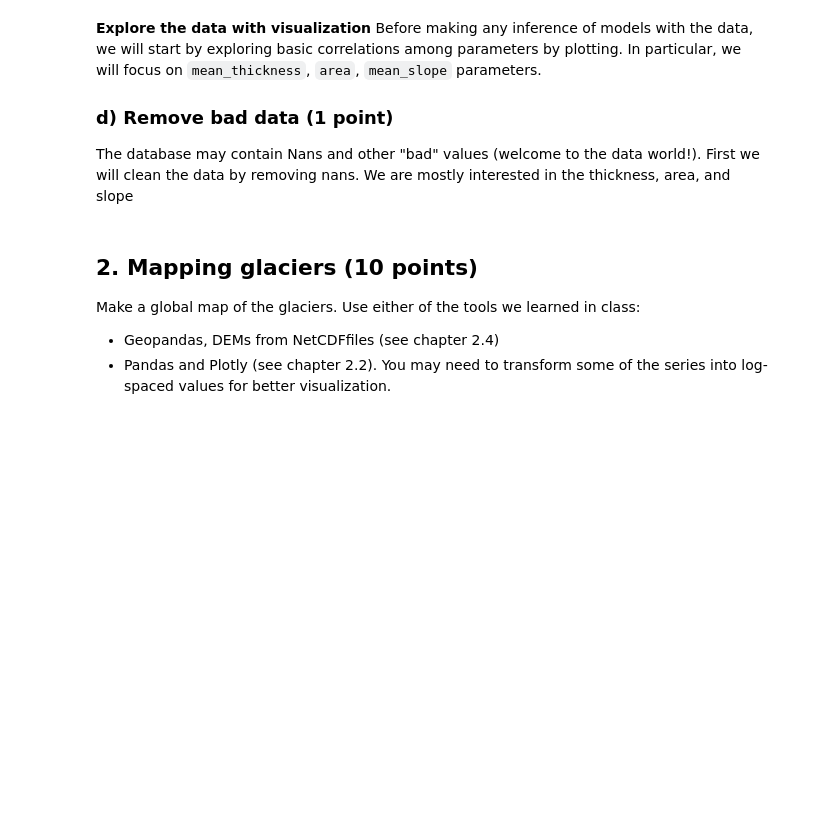
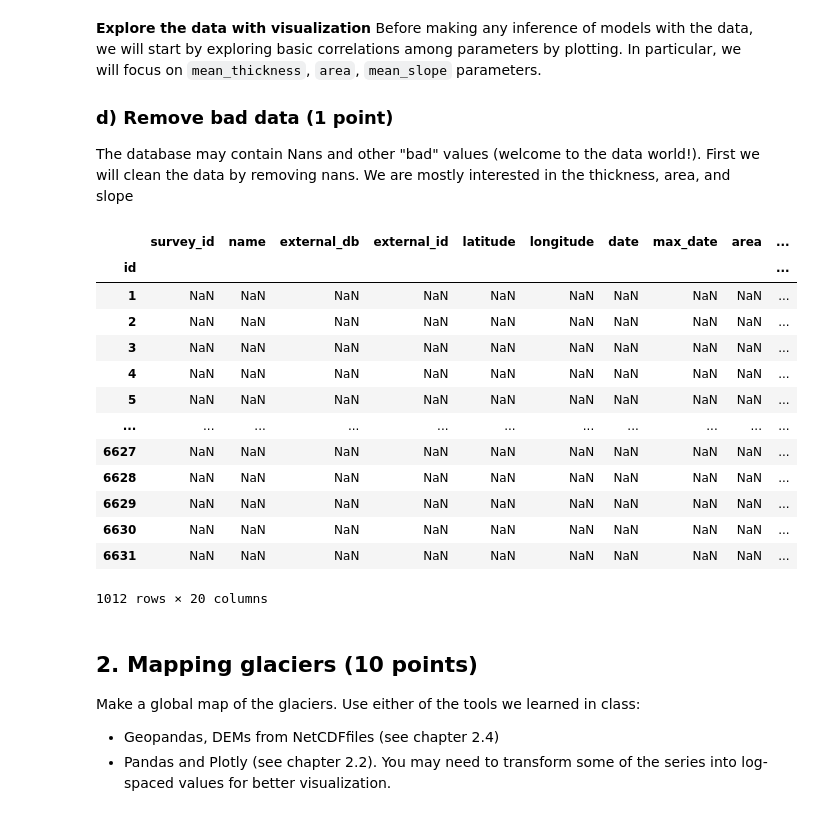
Before and after one commit to UW-ESS-DS/MLGeo-2023-Stevens-NT, a Jupyter notebook: homework/homework_3.ipynb, the cells around one changed output. Drawn from its saved outputs; the diff is of its cells as text; code cells hidden in the pictures; blank space fills up the shorter version.

```diff
--- a/homework/homework_3.ipynb
+++ b/homework/homework_3.ipynb
@@ -39,11 +33,11 @@ import netCDF4 as cdf
 Read the glacier data from the file ``glathida/data/glacier.csv`` into a pandas data frame, and decribe briefly the dataframe content and its first few lines.
 # %%
 # solution
-t_path = "glathida/data/glacier.csv"
+t_path = "HW3_Data/glathida/data/glacier.csv"
 df_glacier = pd.read_csv(t_path,index_col=[0])
 
 # print(df_glacier)
 print('Columns of glacier.csv are:')
-# Use inline to iterate across sorted column values
-[print(x) for x in df_glacier.columns.sort_values()]
+# Use inline to iterate across alphabetically sorted column values
+[print(x) for x in df_glacier.columns.sort_values()];
 # %% [output]
@@ -93,7 +67,22 @@ Before making any inference of models with the data, we will start by exploring
 The database may contain Nans and other "bad" values (welcome to the data world!). First we will clean the data by removing nans. We are mostly interested in the thickness, area, and slope
 # %%
 #answer below
-NaN_IND = df_glacier[['max_thickness','slope','area'].isna()
+NaN_IND = df_glacier[['mean_thickness','mean_slope','area']].isna()
+# %% [output]
+|  | survey_id | name | external_db | external_id | latitude | longitude | date | max_date | area | ... |
+| id |  |  |  |  |  |  |  |  |  | ... |
+| 1 | NaN | NaN | NaN | NaN | NaN | NaN | NaN | NaN | NaN | ... |
+| 2 | NaN | NaN | NaN | NaN | NaN | NaN | NaN | NaN | NaN | ... |
+| 3 | NaN | NaN | NaN | NaN | NaN | NaN | NaN | NaN | NaN | ... |
+| 4 | NaN | NaN | NaN | NaN | NaN | NaN | NaN | NaN | NaN | ... |
+| 5 | NaN | NaN | NaN | NaN | NaN | NaN | NaN | NaN | NaN | ... |
+| ... | ... | ... | ... | ... | ... | ... | ... | ... | ... | ... |
+| 6627 | NaN | NaN | NaN | NaN | NaN | NaN | NaN | NaN | NaN | ... |
+| 6628 | NaN | NaN | NaN | NaN | NaN | NaN | NaN | NaN | NaN | ... |
+| 6629 | NaN | NaN | NaN | NaN | NaN | NaN | NaN | NaN | NaN | ... |
+| 6630 | NaN | NaN | NaN | NaN | NaN | NaN | NaN | NaN | NaN | ... |
+| 6631 | NaN | NaN | NaN | NaN | NaN | NaN | NaN | NaN | NaN | ... |
+1012 rows × 20 columns
 # %% [markdown]
 ## 2. Mapping glaciers (10 points)
 
```
Also changed, not shown: parts of 9 cells of this notebook.
